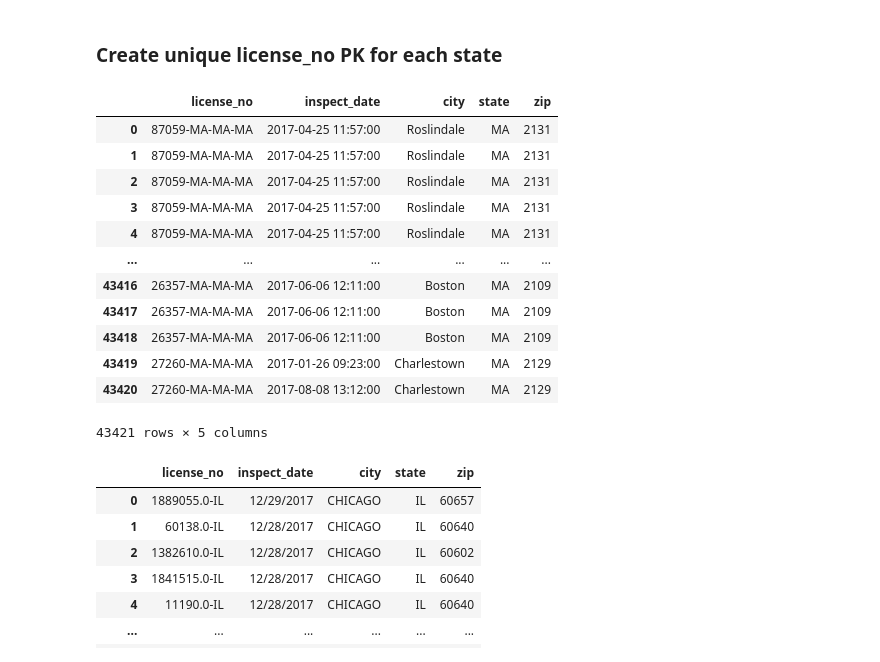
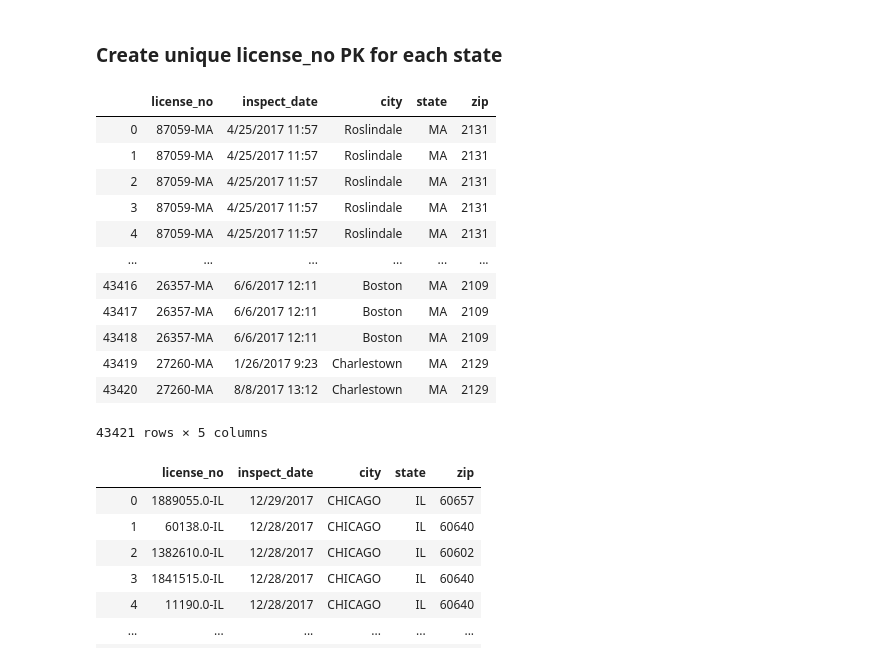
Before and after one commit to keithhorbin/Food-Inspection-ETL, a Jupyter notebook: ETL Justin.ipynb, the cells around one changed output. Saved outputs shown, nothing was run; the diff lists cells and outputs as text; code cells hidden in the pictures.

```diff
--- a/ETL.ipynb
+++ b/ETL Justin.ipynb
@@ -114,27 +114,27 @@ new_nyc_data_df.head()
 # %%
 new = new_boston_data_df["state"].copy()
 
 new_boston_data_df["license_no"]= new_boston_data_df["license_no"].astype(str)
 # concatenating team with name column
 # overwriting name column
 
 new_boston_data_df["license_no"]= new_boston_data_df["license_no"].str.cat(new, sep ="-")
-new_boston_data_df['inspect_date'] = pd.to_datetime(new_boston_data_df['inspect_date'], format = "%m/%d/%Y")
+#new_boston_data_df['inspect_date'] = pd.to_datetime(new_boston_data_df['inspect_date'], format = "%m/%d/%Y")
 # display
 new_boston_data_df
 # %% [output]
 |  | license_no | inspect_date | city | state | zip |
-| 0 | 87059-MA-MA-MA | 2017-04-25 11:57:00 | Roslindale | MA | 2131 |
-| 1 | 87059-MA-MA-MA | 2017-04-25 11:57:00 | Roslindale | MA | 2131 |
-| 2 | 87059-MA-MA-MA | 2017-04-25 11:57:00 | Roslindale | MA | 2131 |
-| 3 | 87059-MA-MA-MA | 2017-04-25 11:57:00 | Roslindale | MA | 2131 |
-| 4 | 87059-MA-MA-MA | 2017-04-25 11:57:00 | Roslindale | MA | 2131 |
+| 0 | 87059-MA | 4/25/2017 11:57 | Roslindale | MA | 2131 |
+| 1 | 87059-MA | 4/25/2017 11:57 | Roslindale | MA | 2131 |
+| 2 | 87059-MA | 4/25/2017 11:57 | Roslindale | MA | 2131 |
+| 3 | 87059-MA | 4/25/2017 11:57 | Roslindale | MA | 2131 |
+| 4 | 87059-MA | 4/25/2017 11:57 | Roslindale | MA | 2131 |
 | ... | ... | ... | ... | ... | ... |
-| 43416 | 26357-MA-MA-MA | 2017-06-06 12:11:00 | Boston | MA | 2109 |
-| 43417 | 26357-MA-MA-MA | 2017-06-06 12:11:00 | Boston | MA | 2109 |
-| 43418 | 26357-MA-MA-MA | 2017-06-06 12:11:00 | Boston | MA | 2109 |
-| 43419 | 27260-MA-MA-MA | 2017-01-26 09:23:00 | Charlestown | MA | 2129 |
-| 43420 | 27260-MA-MA-MA | 2017-08-08 13:12:00 | Charlestown | MA | 2129 |
+| 43416 | 26357-MA | 6/6/2017 12:11 | Boston | MA | 2109 |
+| 43417 | 26357-MA | 6/6/2017 12:11 | Boston | MA | 2109 |
+| 43418 | 26357-MA | 6/6/2017 12:11 | Boston | MA | 2109 |
+| 43419 | 27260-MA | 1/26/2017 9:23 | Charlestown | MA | 2129 |
+| 43420 | 27260-MA | 8/8/2017 13:12 | Charlestown | MA | 2129 |
 43421 rows × 5 columns
 # %%
 new = new_chicago_data_df["state"].copy()
```
Also changed, not shown: parts of 4 cells of this notebook, 1 other file.
